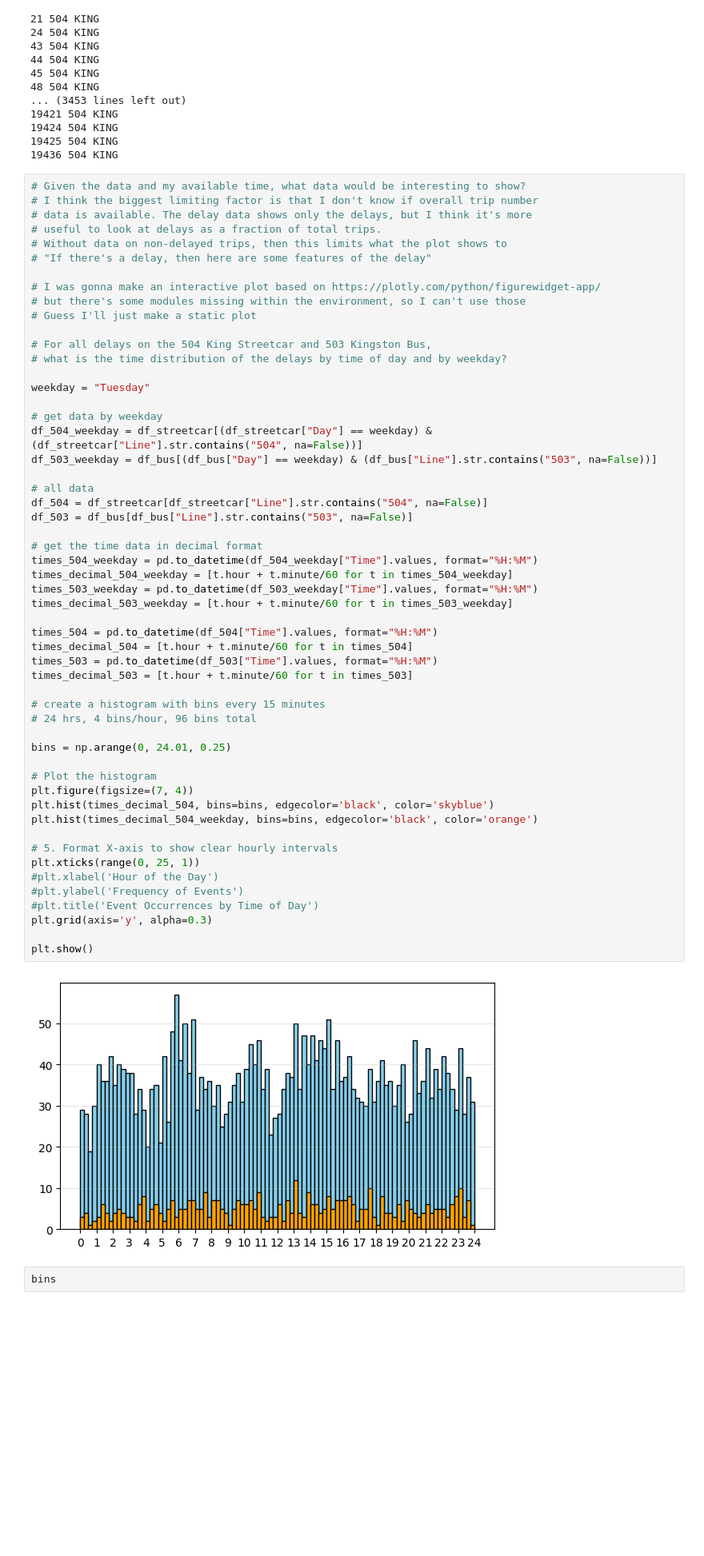
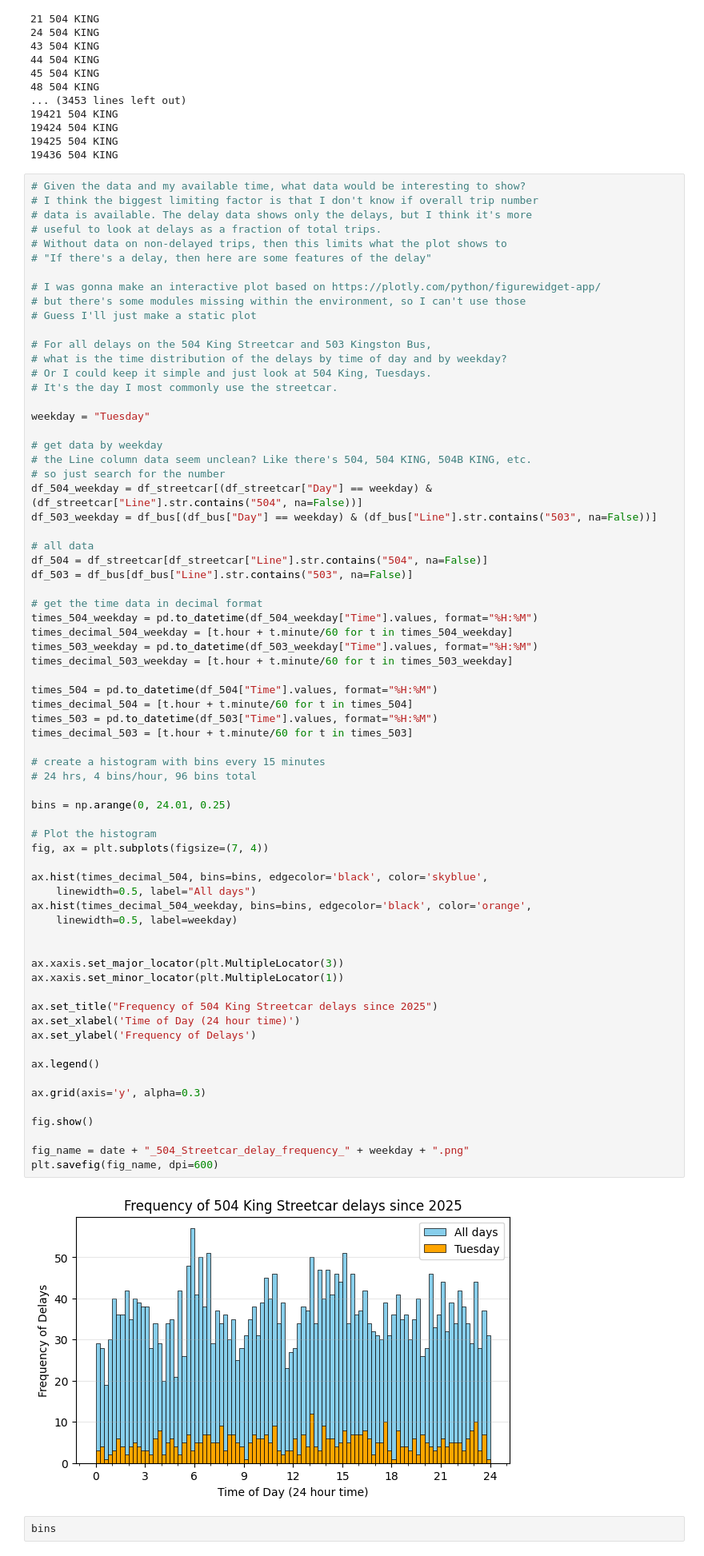
Before and after one commit to Bassoon220/visualization, a Jupyter notebook: assignment_3_files/DSI_vis_assignment_3.ipynb, the cells around one changed output. Shown at 80% size. Saved outputs shown, nothing was run; the diff lists cells and outputs as text; blank space fills up the shorter version.

Commit message:
completed plotting code

```diff
--- a/assignment_3_files/DSI_vis_assignment_3.ipynb
+++ b/assignment_3_files/DSI_vis_assignment_3.ipynb
@@ -250,48 +250,63 @@ for i, item in enumerate(df_streetcar["Line"].tolist()):
 
 # For all delays on the 504 King Streetcar and 503 Kingston Bus,
 # what is the time distribution of the delays by time of day and by weekday?
+# Or I could keep it simple and just look at 504 King, Tuesdays.
+# It's the day I most commonly use the streetcar.
 
 weekday = "Tuesday"
 
 # get data by weekday
+# the Line column data seem unclean? Like there's 504, 504 KING, 504B KING, etc.
+# so just search for the number
 df_504_weekday = df_streetcar[(df_streetcar["Day"] == weekday) & (df_streetcar["Line"].str.contains("504", na=False))]
 df_503_weekday = df_bus[(df_bus["Day"] == weekday) & (df_bus["Line"].str.contains("503", na=False))]
 
 # all data
 df_504 = df_streetcar[df_streetcar["Line"].str.contains("504", na=False)]
 df_503 = df_bus[df_bus["Line"].str.contains("503", na=False)]
 
 # get the time data in decimal format
 times_504_weekday = pd.to_datetime(df_504_weekday["Time"].values, format="%H:%M")
 times_decimal_504_weekday = [t.hour + t.minute/60 for t in times_504_weekday]
 times_503_weekday = pd.to_datetime(df_503_weekday["Time"].values, format="%H:%M")
 times_decimal_503_weekday = [t.hour + t.minute/60 for t in times_503_weekday]
 
 times_504 = pd.to_datetime(df_504["Time"].values, format="%H:%M")
 times_decimal_504 = [t.hour + t.minute/60 for t in times_504]
 times_503 = pd.to_datetime(df_503["Time"].values, format="%H:%M")
 times_decimal_503 = [t.hour + t.minute/60 for t in times_503]
 
 # create a histogram with bins every 15 minutes
 # 24 hrs, 4 bins/hour, 96 bins total
 
 bins = np.arange(0, 24.01, 0.25)
 
 # Plot the histogram
-plt.figure(figsize=(7, 4))
-plt.hist(times_decimal_504, bins=bins, edgecolor='black', color='skyblue')
-plt.hist(times_decimal_504_weekday, bins=bins, edgecolor='black', color='orange')
+fig, ax = plt.subplots(figsize=(7, 4))
 
-# 5. Format X-axis to show clear hourly intervals
-plt.xticks(range(0, 25, 1))
-#plt.xlabel('Hour of the Day')
-#plt.ylabel('Frequency of Events')
-#plt.title('Event Occurrences by Time of Day')
-plt.grid(axis='y', alpha=0.3)
+ax.hist(times_decimal_504, bins=bins, edgecolor='black', color='skyblue',
+    linewidth=0.5, label="All days")
+ax.hist(times_decimal_504_weekday, bins=bins, edgecolor='black', color='orange',
+    linewidth=0.5, label=weekday)
 
-plt.show()
+
+ax.xaxis.set_major_locator(plt.MultipleLocator(3))
+ax.xaxis.set_minor_locator(plt.MultipleLocator(1))
+
+ax.set_title("Frequency of 504 King Streetcar delays since 2025")
+ax.set_xlabel('Time of Day (24 hour time)')
+ax.set_ylabel('Frequency of Delays')
+
+ax.legend()
+
+ax.grid(axis='y', alpha=0.3)
+
+fig.show()
+
+fig_name = date + "_504_Streetcar_delay_frequency_" + weekday + ".png"
+plt.savefig(fig_name, dpi=600)
 # %% [output]
-[figure, old version]
+[figure, new version]
 # %%
 bins
 # %% [output]
```
Also changed, not shown: parts of 1 cell of this notebook, 1 other file.
